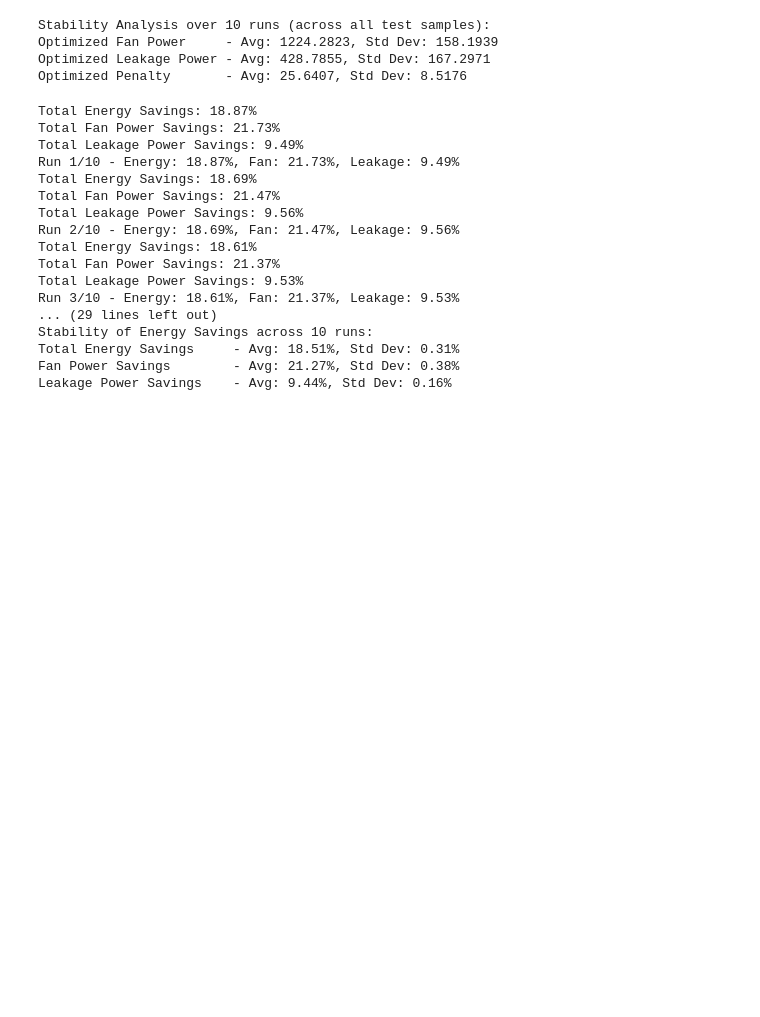
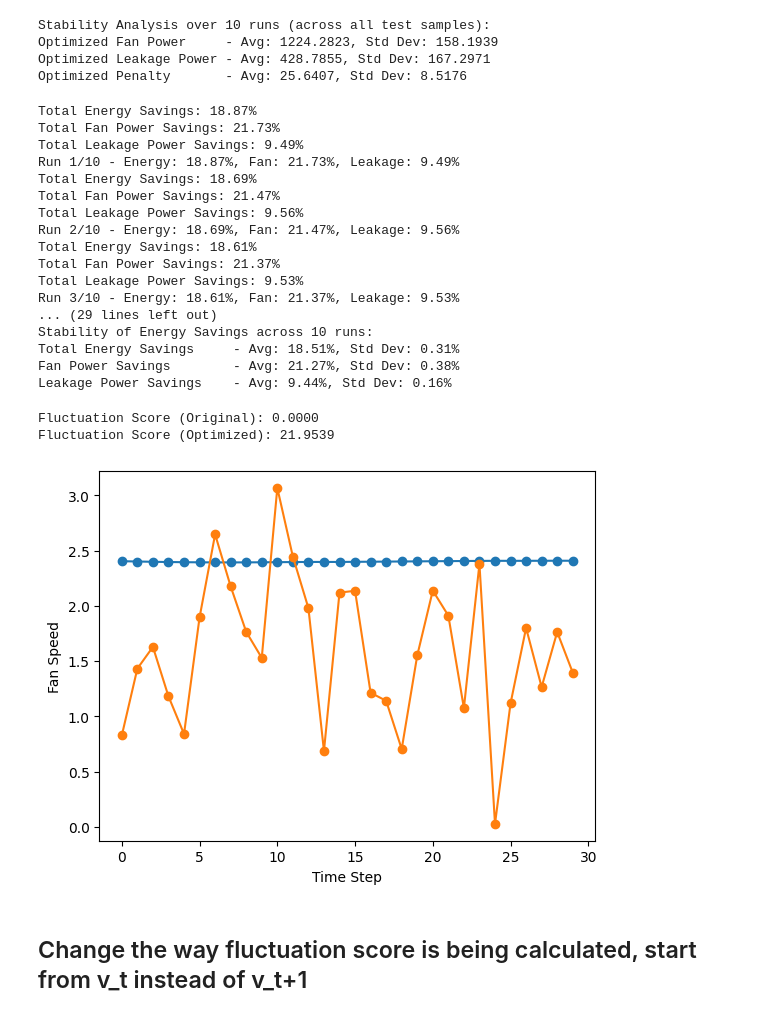
Before and after one commit to Prithiviraj7R/data-center-modeling, a Jupyter notebook: changes_model/all_optimizations.ipynb, the cells around one changed output. Drawn from its saved outputs; the diff is of its cells as text; code cells hidden in the pictures; blank space fills up the shorter version.

```diff
--- a/changes_model/all_optimizations.ipynb
+++ b/changes_model/all_optimizations.ipynb
@@ -443,7 +556,7 @@ import plotly.io as pio
 import warnings
 warnings.filterwarnings("ignore", category=DeprecationWarning)
 # %%
-T_max= 70
+T_max= 65
 prediction_error = 5
 T_safe_lim = T_max - prediction_error
 
@@ -774,12 +905,18 @@ def run_optimization(model, test_loader, method="nsga2", generations=20, populat
             sample += 1
             print(f" Running Optimization for sample {sample}/864...")
 
+            if sample >= 100:
+                break
+
+        if sample >= 100:
             break
-        break
+
+        #     break
+        # break
 
     return results, time_taken
 # %% [markdown]
 ## NSGA + TOPSIS implementation
 # %%
-results, time_taken = run_optimization(trained_model, test_loader, method="nsga2", generations=30, population_size=30)
+results, time_taken = run_optimization(trained_model, test_loader, method="nsga2", generations=50, population_size=30)
 # %% [output]
@@ -1013,5 +1095,5 @@ fig.write_html(f"pareto_front_sample_{test_sample}.html")
 # %% [markdown]
 ## MOPSO + TOPSIS implementation
 # %%
-results_mopso, time_taken = run_optimization(trained_model, test_loader, method="mopso", generations=20, population_size=30)
+results_mopso, time_taken = run_optimization(trained_model, test_loader, method="mopso", generations=50, population_size=50)
 # %% [output]
@@ -1138,4 +1232,28 @@ Stability of Energy Savings across 10 runs:
 Total Energy Savings     - Avg: 18.51%, Std Dev: 0.31%
 Fan Power Savings        - Avg: 21.27%, Std Dev: 0.38%
 Leakage Power Savings    - Avg: 9.44%, Std Dev: 0.16%
+# %%
+sample = 95
+original_fan_speeds = results_mopso[sample + 1]["original_fan_speeds"]
+optimized_fan_speeds = results_mopso[sample + 1]["optimal_fan_speeds"]
+
+
+# sum of squares of the difference between successive fan speeds
+fluctuation_score_original = sum((original_fan_speeds[i][0] - original_fan_speeds[i-1][0])**2 for i in range(1, len(original_fan_speeds)))
+fluctuation_score_optimized = sum((optimized_fan_speeds[i] - optimized_fan_speeds[i-1])**2 for i in range(1, len(optimized_fan_speeds)))
+
+print(f"Fluctuation Score (Original): {fluctuation_score_original:.4f}")
+print(f"Fluctuation Score (Optimized): {fluctuation_score_optimized:.4f}")
+
+plt.plot(original_fan_speeds, label="Original Fan Speeds", marker='o')
+plt.plot(optimized_fan_speeds, label="Optimized Fan Speeds", marker='o')
+plt.xlabel("Time Step")
+plt.ylabel("Fan Speed")
+plt.show()
+# %% [output]
+Fluctuation Score (Original): 0.0000
+Fluctuation Score (Optimized): 21.9539
+[figure, added]
+# %% [markdown]
+## Change the way fluctuation score is being calculated, start from v_t instead of v_t+1
 # %%
```
Also changed, not shown: parts of 18 cells of this notebook, 22 other files.
